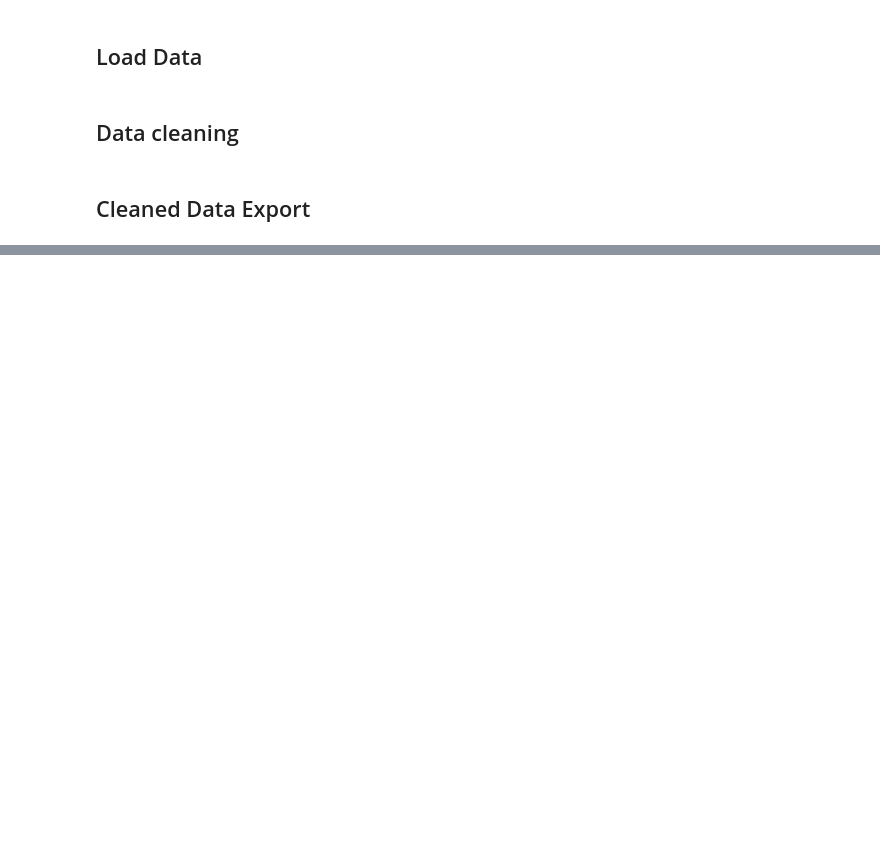
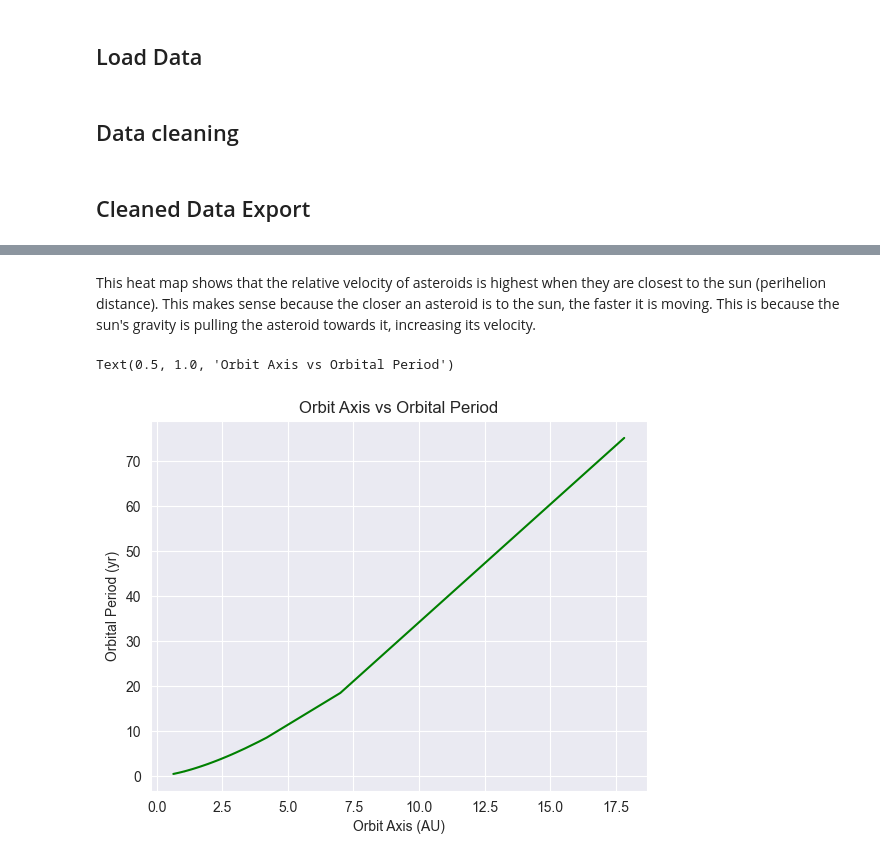
Before and after one commit to ubco-W2022T2-data301/project-group-group34, a Jupyter notebook: analysis/analysis1.ipynb, the cells around one changed output, grey strips where cells are left out. Cells and saved outputs as stored; diff of their text form; code cells hidden in the pictures; blank space fills up the shorter version.

```diff
--- a/analysis/analysis1.ipynb
+++ b/analysis/analysis1.ipynb
@@ -90,0 +102,14 @@ ast.render_asteroid_trajectory(asteroid)
+# %% [markdown]
+This heat map shows that the relative velocity of asteroids is highest when they are closest to the sun (perihelion distance). This makes sense because the closer an asteroid is to the sun, the faster it is moving. This is because the sun's gravity is pulling the asteroid towards it, increasing its velocity.
+# %%
+orbit_year = asteroids["Orbital Period (yr)"]
+orbit_axis = asteroids["Orbit Axis (AU)"]
+
+# plot orbit year vs orbit axis as a line plot
+ax = sns.lineplot(x=orbit_axis, y=orbit_year, color="green")
+ax.set_xlabel("Orbit Axis (AU)")
+ax.set_ylabel("Orbital Period (yr)")
+ax.set_title("Orbit Axis vs Orbital Period")
+# %% [output]
+Text(0.5, 1.0, 'Orbit Axis vs Orbital Period')
+[figure, added]
```
Also changed, not shown: parts of 9 cells of this notebook.
